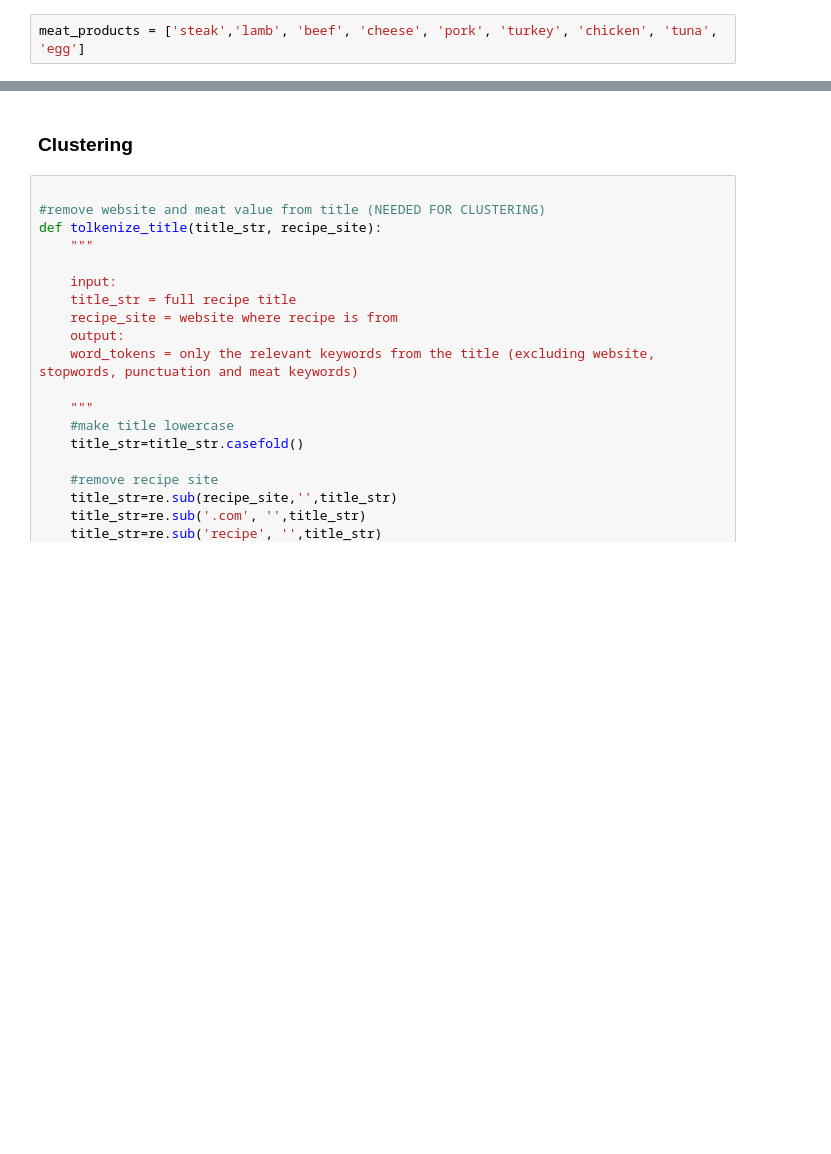
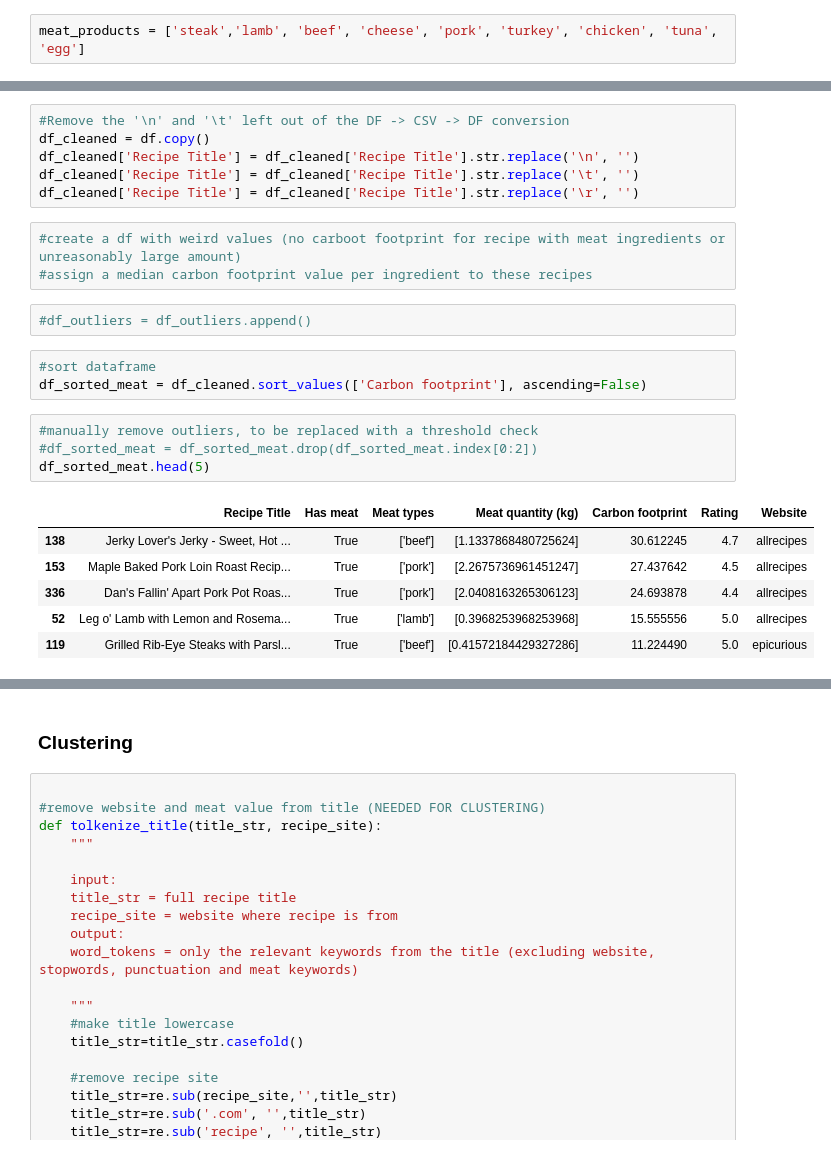
Before and after one commit to chloerDXN/lovelace-project, a Jupyter notebook: data_analysis_notebook.ipynb, the cells around one changed output, grey strips where cells are left out. Drawn from its saved outputs; the diff is of its cells as text; blank space fills up the shorter version.

```diff
--- a/data_analysis_notebook.ipynb
+++ b/data_analysis_notebook.ipynb
@@ -45,0 +50,25 @@ df
+# %%
+#Remove the '\n' and '\t' left out of the DF -> CSV -> DF conversion
+df_cleaned = df.copy()
+df_cleaned['Recipe Title'] = df_cleaned['Recipe Title'].str.replace('\n', '')
+df_cleaned['Recipe Title'] = df_cleaned['Recipe Title'].str.replace('\t', '')
+df_cleaned['Recipe Title'] = df_cleaned['Recipe Title'].str.replace('\r', '')
+# %%
+#create a df with weird values (no carboot footprint for recipe with meat ingredients or unreasonably large amount)
+#assign a median carbon footprint value per ingredient to these recipes
+# %%
+#df_outliers = df_outliers.append()
+# %%
+#sort dataframe
+df_sorted_meat = df_cleaned.sort_values(['Carbon footprint'], ascending=False)
+# %%
+#manually remove outliers, to be replaced with a threshold check
+#df_sorted_meat = df_sorted_meat.drop(df_sorted_meat.index[0:2])
+df_sorted_meat.head(5)
+# %% [output]
+|  | Recipe Title | Has meat | Meat types | Meat quantity (kg) | Carbon footprint | Rating | Website |
+| 138 | Jerky Lover's Jerky - Sweet, Hot ... | True | ['beef'] | [1.1337868480725624] | 30.612245 | 4.7 | allrecipes |
+| 153 | Maple Baked Pork Loin Roast Recip... | True | ['pork'] | [2.2675736961451247] | 27.437642 | 4.5 | allrecipes |
+| 336 | Dan's Fallin' Apart Pork Pot Roas... | True | ['pork'] | [2.0408163265306123] | 24.693878 | 4.4 | allrecipes |
+| 52 | Leg o' Lamb with Lemon and Rosema... | True | ['lamb'] | [0.3968253968253968] | 15.555556 | 5.0 | allrecipes |
+| 119 | Grilled Rib-Eye Steaks with Parsl... | True | ['beef'] | [0.41572184429327286] | 11.224490 | 5.0 | epicurious |
```
Also changed, not shown: parts of 10 cells of this notebook.
